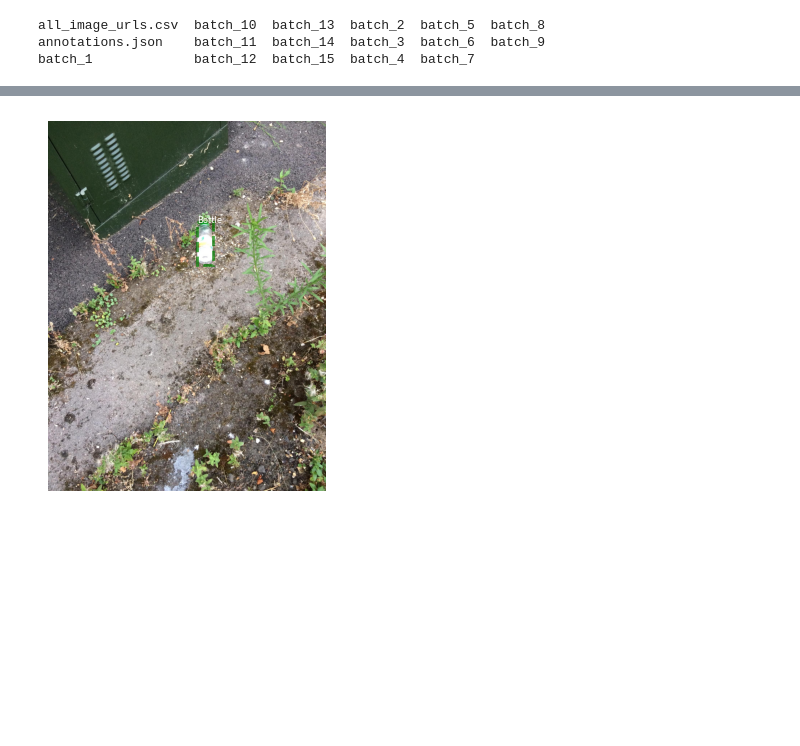
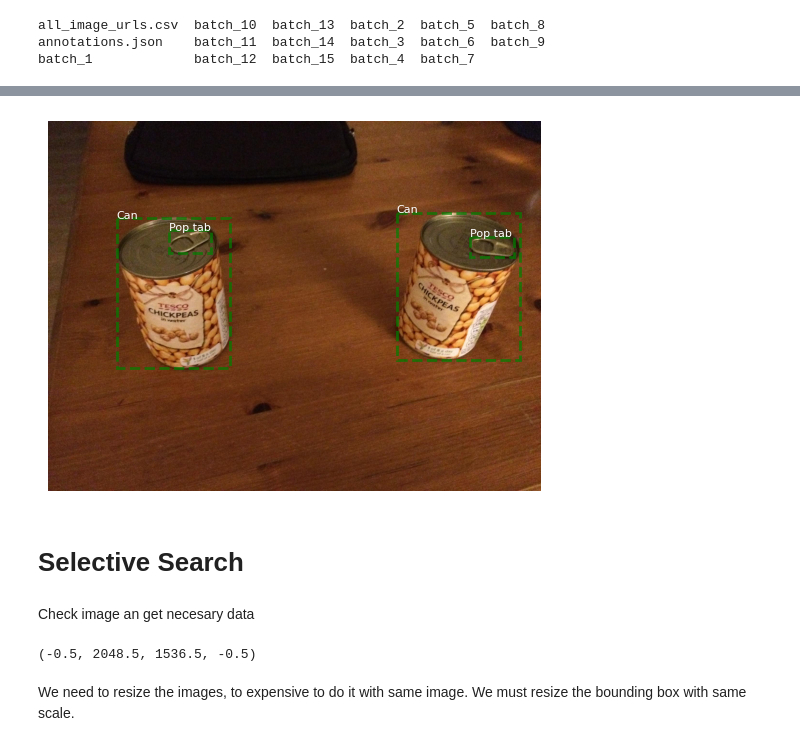
Before and after one commit to ExplodedViewMelon/02514_Project4, a Jupyter notebook: notebook.ipynb, the cells around one changed output, grey strips where cells are left out. Drawn from its saved outputs; the diff is of its cells as text; code cells hidden in the pictures; blank space fills up the shorter version.

Commit message:
Data loader, Box proposal on IoU, crop resize

```diff
--- a/notebook.ipynb
+++ b/notebook.ipynb
@@ -178,6 +178,8 @@ class Dataset(torch.utils.data.Dataset):
         return Image
 # %%
 _dataset = Dataset(dataset)
-_dataset[np.random.randint(0,100)].imshow()
+_dataset[20].imshow()
 # %% [output]
-[figure, old version]
+[figure, new version]
+# %% [markdown]
+# Selective Search
@@ -183,0 +197,16 @@ _dataset[np.random.randint(0,100)].imshow()
+# %% [markdown]
+Check image an get necesary data
+# %%
+d_img = dataset["images"][20]
+image = _Image(d_img, coco_annotations)
+
+im1 = image.image
+bbox1 = [bbox.xywh for bbox in image.boundingBoxes]
+cat = [bbox.superCategoryName for bbox in image.boundingBoxes]
+fig, ax = plt.subplots(figsize=(6, 6))
+ax.imshow(im1)
+plt.axis('off')
+# %% [output]
+(-0.5, 2048.5, 1536.5, -0.5)
+# %% [markdown]
+We need to resize the images, to expensive to do it with same image. We must resize the bounding box with same scale.
```
Also changed, not shown: parts of 18 cells of this notebook, 1 other file.
